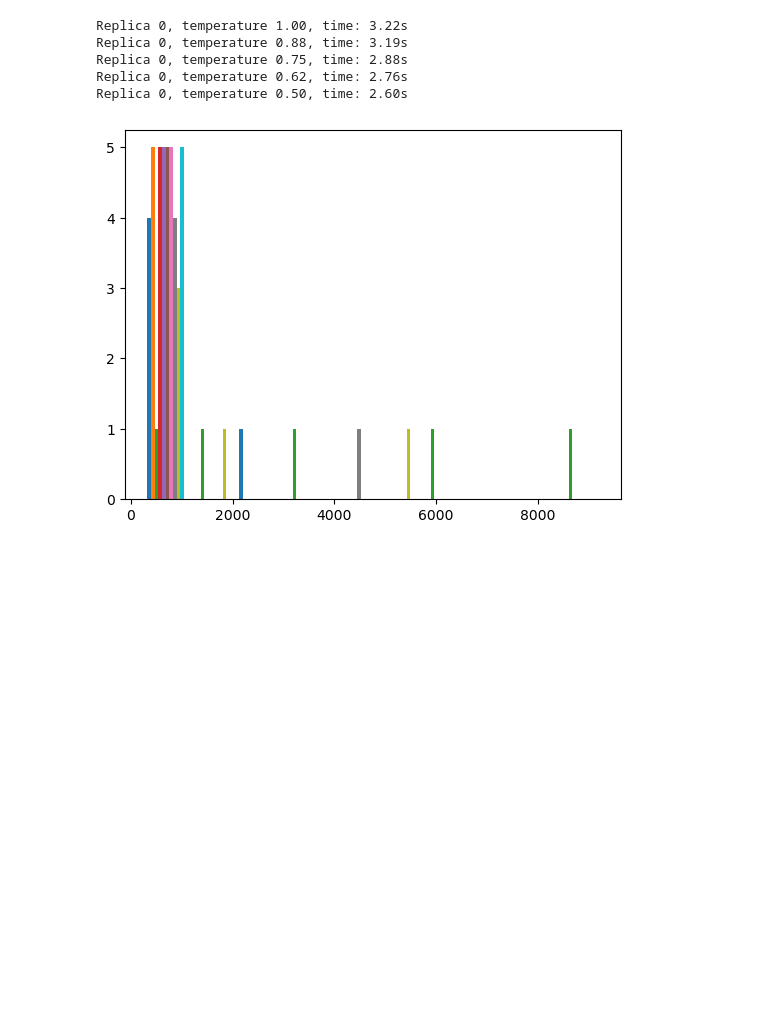
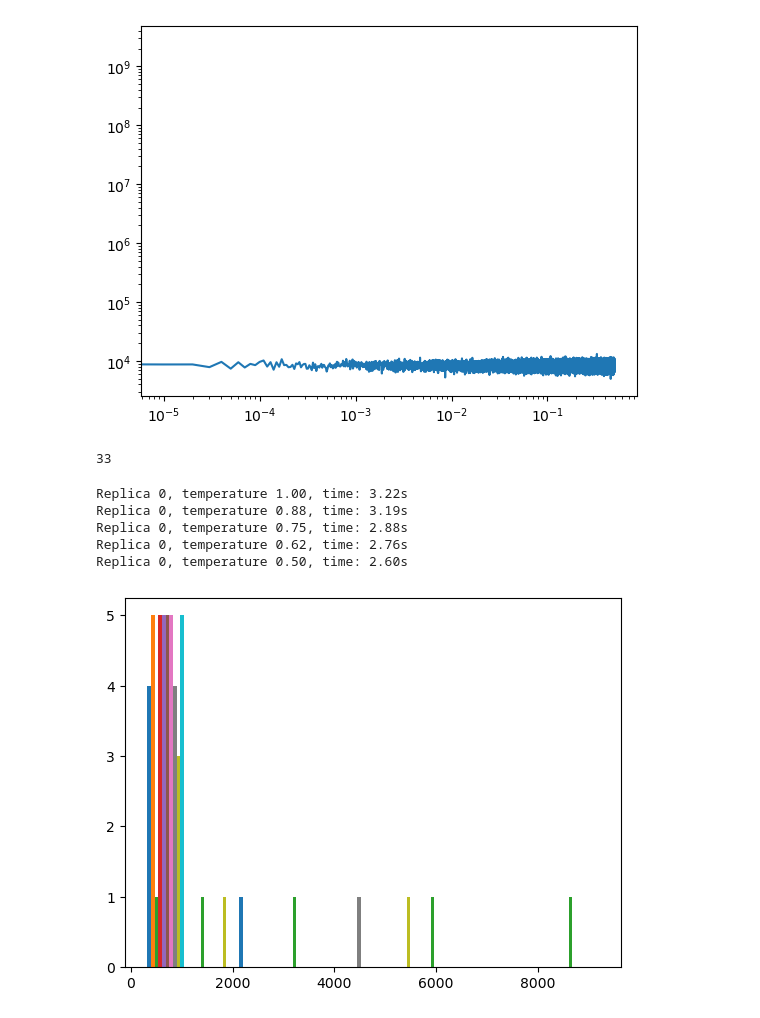
Before and after one commit to j-curtis/spin-glass-noise, a Jupyter notebook: testing.ipynb, the cells around one changed output. Saved outputs shown, nothing was run; the diff lists cells and outputs as text; code cells hidden in the pictures; blank space fills up the shorter version.

```diff
--- a/testing.ipynb
+++ b/testing.ipynb
@@ -4,17 +4,22 @@ from matplotlib import pyplot as plt
 import glauber
 import time
 # %%
-Lx = 4
-Ly = 5
-
-nn_matrix=glauber.nn_indices(Lx,Ly)
-
-Jr = glauber.nn_coupling_random(-1.,0.5,Lx,Ly)
+data = glauber.rng.random((100,6,7,int(1e5)))
 # %%
-nreplicas = 1
-nsweeps = 8000
-Ts = np.linspace(1.,0.5,5)
-nTs = len(Ts)
+data_fft = np.fft.rfft(data,axis=-1)
+# %%
+fft_freqs = np.fft.rfftfreq(data.shape[-1])
 # %%
-spins = np.zeros((nTs,nreplicas,Lx*Ly,nsweeps))
-times = np.zeros((nTs,nreplicas))
+plt.plot(fft_freqs,np.mean(np.abs(data_fft[:,0,0,:])**2,axis=0))
+plt.xscale('log')
+plt.yscale('log')
+plt.show()
+# %% [output]
+[figure, added]
+# %%
+M = int(3e3+6)
+n_slow = int(data.shape[-1]//M)
+for i in range(n_slow):
+    filter = np.sin(np.pi*M*fft_freqs)/(np.pi*M*fft_freqs) * np.exp(1.j*M
+# %% [output]
+33
```
Also changed, not shown: parts of 1 cell of this notebook.
